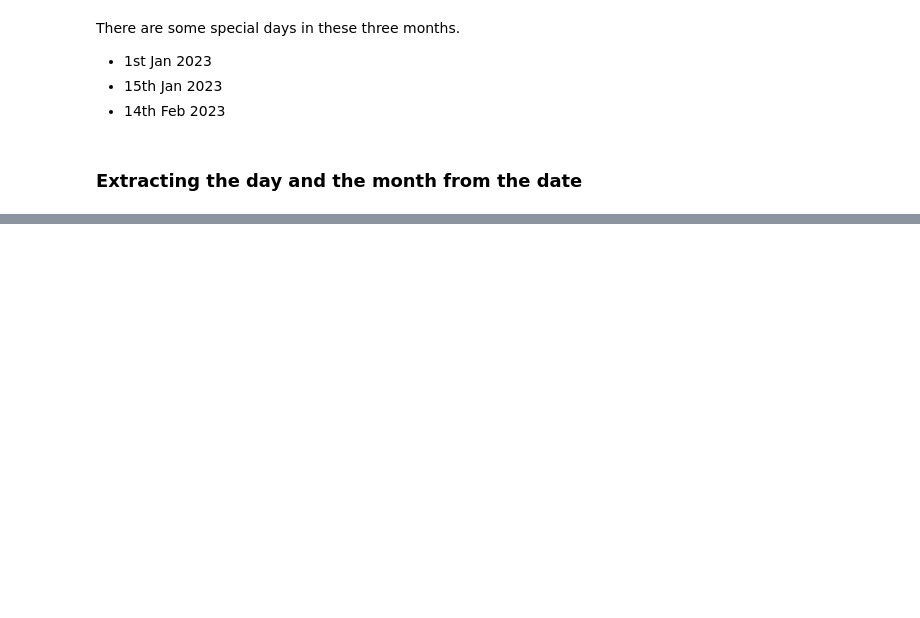
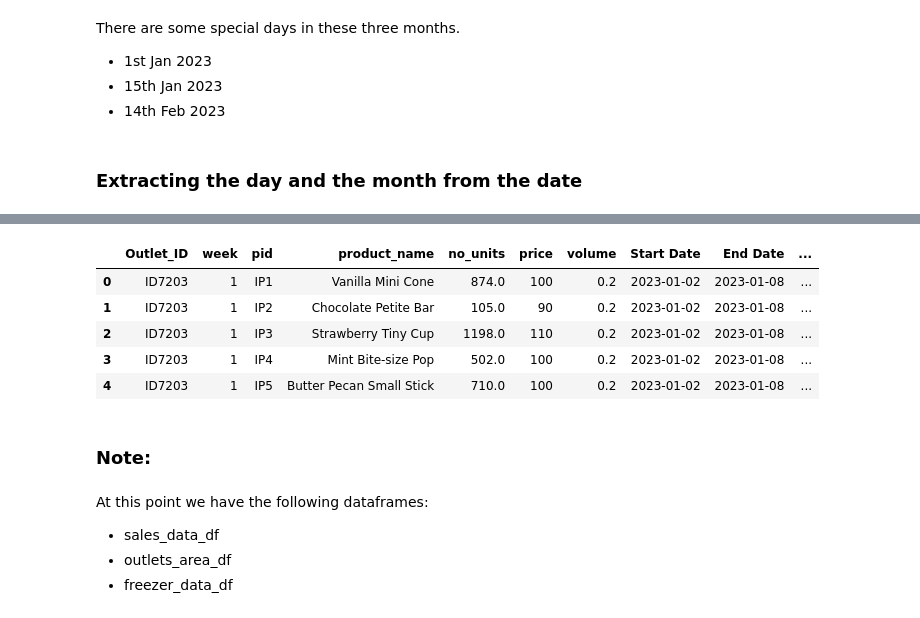
Before and after one commit to RadCod3/DataStorm-4.0-BrainLeftException-SemiFinals, a Jupyter notebook: template.ipynb, the cells around one changed output, grey strips where cells are left out. Drawn from its saved outputs; the diff is of its cells as text; code cells hidden in the pictures; blank space fills up the shorter version.

```diff
--- a/template.ipynb
+++ b/template.ipynb
@@ -271,0 +343,6 @@ week_data_df.head()
+# %%
+# join the product data price and volume colume to sales_data_df
+sales_data_df = sales_data_df.merge(
+    product_data_df[["product_name", "price", "volume"]], on="product_name", how="left"
+)
+sales_data_df.head()
@@ -271,0 +356,19 @@ week_data_df.head()
+# %%
+sales_data_df = sales_data_df.merge(
+    week_data_df[["Start Date", "End Date", "week", "month_of_transaction"]], on="week", how="left"
+)
+sales_data_df.head()
+# %% [output]
+|  | Outlet_ID | week | pid | product_name | no_units | price | volume | Start Date | End Date | ... |
+| 0 | ID7203 | 1 | IP1 | Vanilla Mini Cone | 874.0 | 100 | 0.2 | 2023-01-02 | 2023-01-08 | ... |
+| 1 | ID7203 | 1 | IP2 | Chocolate Petite Bar | 105.0 | 90 | 0.2 | 2023-01-02 | 2023-01-08 | ... |
+| 2 | ID7203 | 1 | IP3 | Strawberry Tiny Cup | 1198.0 | 110 | 0.2 | 2023-01-02 | 2023-01-08 | ... |
+| 3 | ID7203 | 1 | IP4 | Mint Bite-size Pop | 502.0 | 100 | 0.2 | 2023-01-02 | 2023-01-08 | ... |
+| 4 | ID7203 | 1 | IP5 | Butter Pecan Small Stick | 710.0 | 100 | 0.2 | 2023-01-02 | 2023-01-08 | ... |
+# %% [markdown]
+### Note:
+# %% [markdown]
+At this point we have the following dataframes:
+- sales_data_df
+- outlets_area_df
+- freezer_data_df
```
Also changed, not shown: parts of 28 cells of this notebook.
